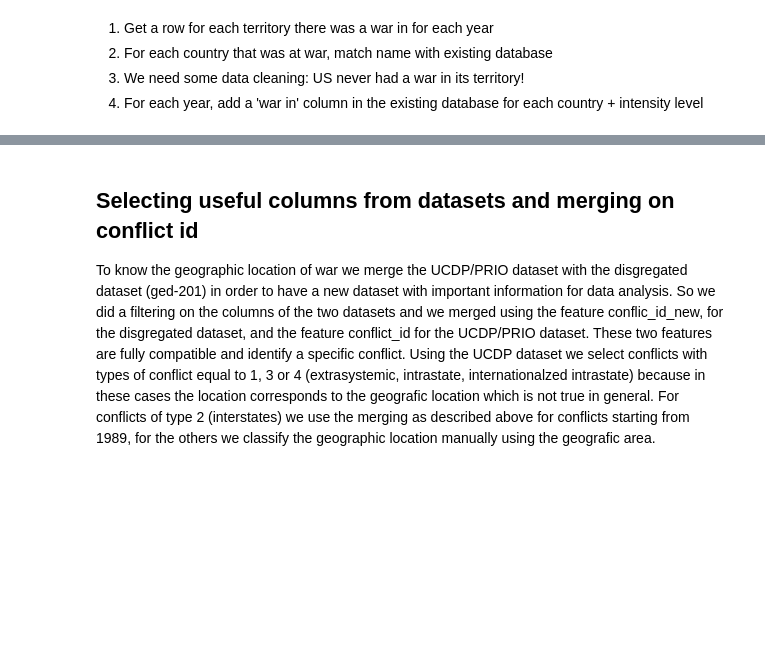
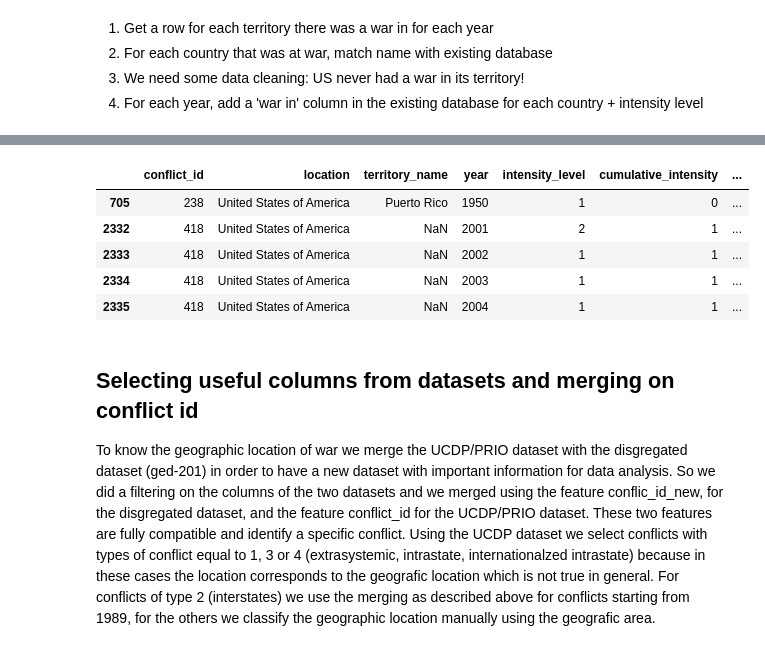
Before and after one commit to epfl-ada/ada-2020-project-milestone-p3-p3_limonada, a Jupyter notebook: creative_extension.ipynb, the cells around one changed output, grey strips where cells are left out. Cells and saved outputs as stored; diff of their text form; code cells hidden in the pictures; blank space fills up the shorter version.

```diff
--- a/creative_extension.ipynb
+++ b/creative_extension.ipynb
@@ -252,5 +248,12 @@ ucdp_prio_data[ucdp_prio_data.type_of_conflict == 3].sample(5)
 # %%
-#ucdp_prio_data[(ucdp_prio_data.type_of_conflict != 2) & (ucdp_prio_data.location.str.contains('United States'))]
+ucdp_prio_data[(ucdp_prio_data.type_of_conflict != 2) & (ucdp_prio_data.location.str.contains('United States'))].head(5)
+# %% [output]
+|  | conflict_id | location | territory_name | year | intensity_level | cumulative_intensity | ... |
+| 705 | 238 | United States of America | Puerto Rico | 1950 | 1 | 0 | ... |
+| 2332 | 418 | United States of America | NaN | 2001 | 2 | 1 | ... |
+| 2333 | 418 | United States of America | NaN | 2002 | 1 | 1 | ... |
+| 2334 | 418 | United States of America | NaN | 2003 | 1 | 1 | ... |
+| 2335 | 418 | United States of America | NaN | 2004 | 1 | 1 | ... |
 # %%
 # Idea: always match countries with others that have the same intensity of war. Keep all intensities.
 # %% [markdown]
```
Also changed, not shown: parts of 60 cells of this notebook.
